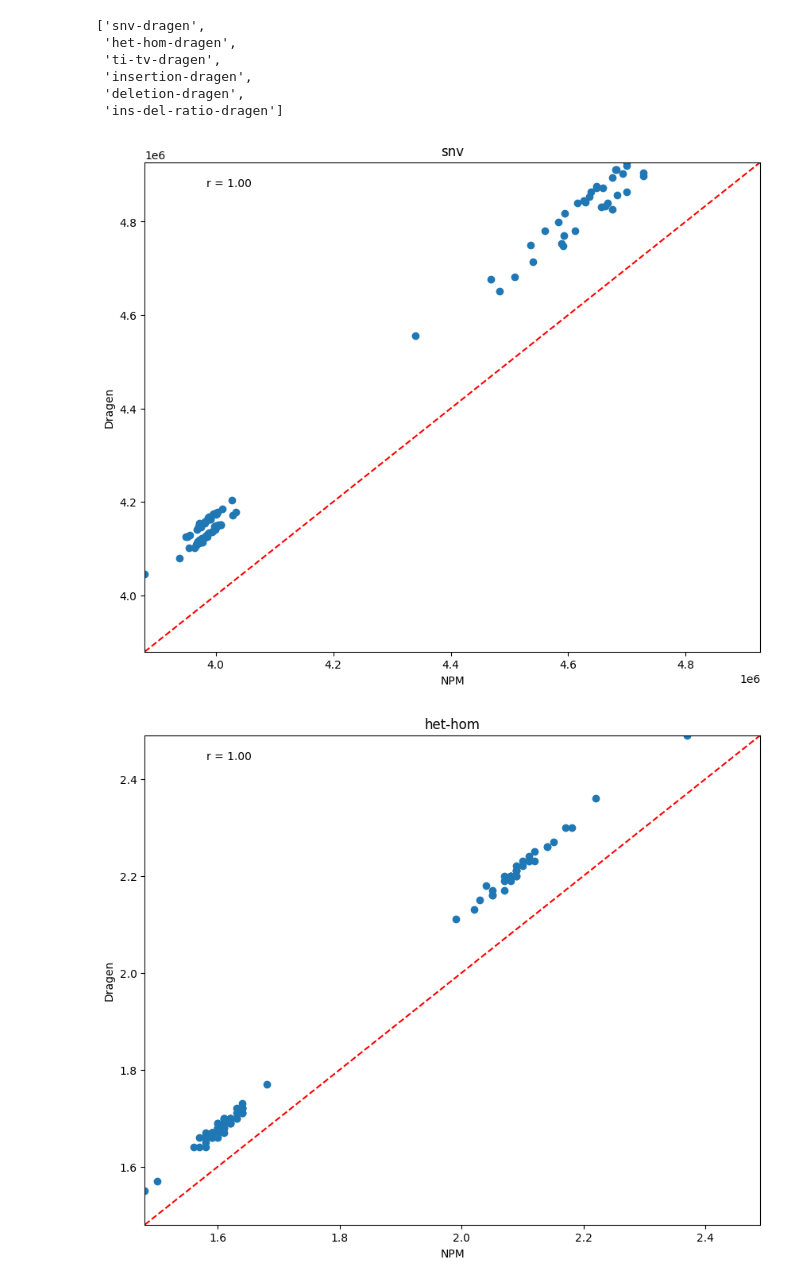
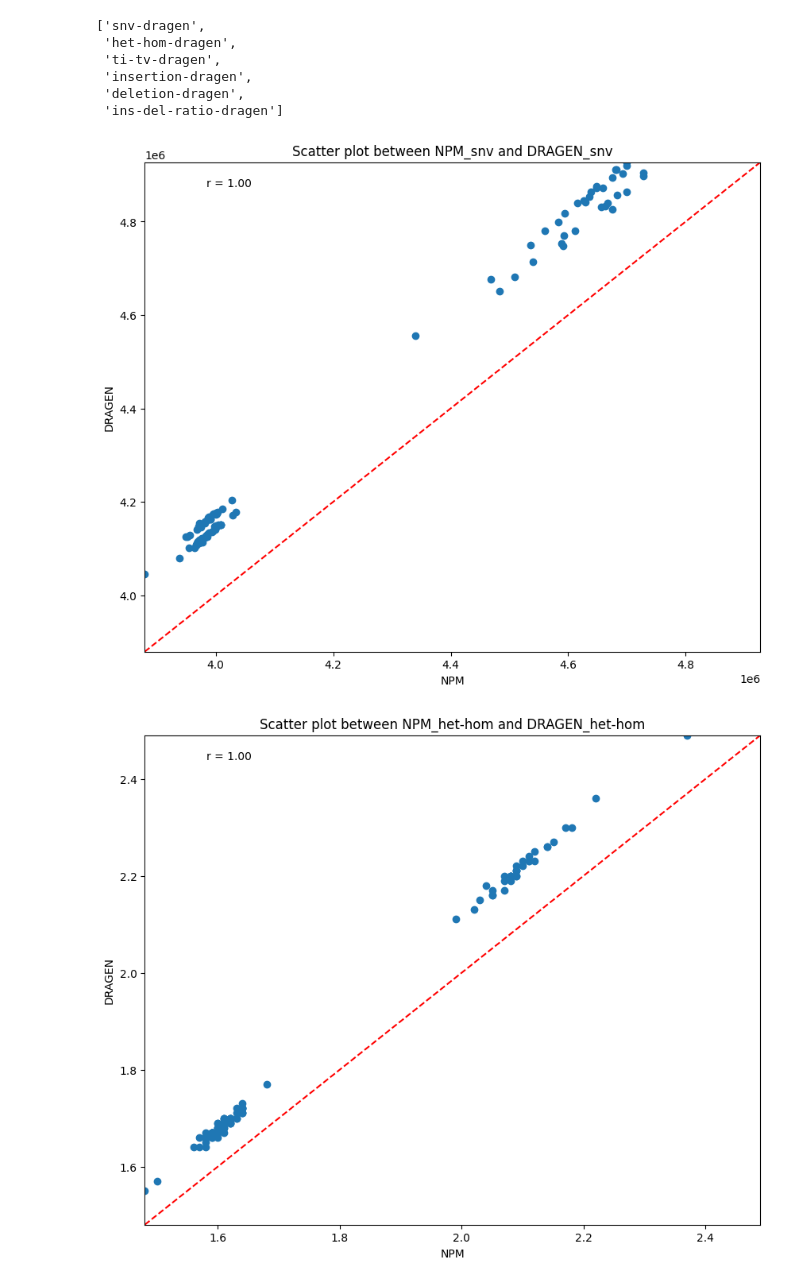
Before and after one commit to ga4gh/quality-control-wgs, a Jupyter notebook: benchmark_resources/stats/Metrics_correlation.ipynb, the cells around one changed output. Drawn from its saved outputs; the diff is of its cells as text; code cells hidden in the pictures.

Commit message:
update correlation_plot code

```diff
--- a/benchmark_resources/stats/Metrics_correlation.ipynb
+++ b/benchmark_resources/stats/Metrics_correlation.ipynb
@@ -146,34 +146,35 @@ for i in range(len(xcols)):
     x_max = npm_col[xcols[i]].max()
 
     # y_min = df['ins-del-ratio-dragen'].min()
     # y_max = df['ins-del-ratio-dragen'].max()
     y_min = dragen_col[ycols[i]].min()
     y_max = dragen_col[ycols[i]].max()
 
     # lineStart = min(x_min,y_min)
     # lineEnd = max(x_max,y_max)
     lineStart = min(x_min,y_min)
     lineEnd = max(x_max,y_max)
 
 
     plt.xlabel('NPM')
-    plt.ylabel('Dragen')
+    plt.ylabel('DRAGEN')
     # plt.title('Count_SNVs')
     # plt.title(xcols[title])
     # title=title+1
-    plt.title(xcols[i])
+    plt.title(f'Scatter plot between NPM_{xcols[i]} and DRAGEN_{xcols[i]}')
+    # plt.title(xcols[i])
 
     plt.rcParams.update({'figure.figsize':(10,8), 'figure.dpi':100})
     r, p = stats.pearsonr(npm_col[xcols[i]], dragen_col[ycols[i]])
     plt.plot([lineStart, lineEnd], [lineStart, lineEnd], color = 'r', linestyle = 'dashed')
     plt.xlim(lineStart, lineEnd)
     plt.ylim(lineStart, lineEnd)
     plt.annotate('r = {:.2f}'.format(r), xy=(0.1, 0.95), xycoords='axes fraction')
     plt.show()
 
 
 
 # plt.legend(bbox_to_anchor=(1.025,1), loc='upper left', borderaxespad=0.)
 # %% [output]
-[figure, old version]
+[figure, new version]
-[figure, old version]
+[figure, new version]
```
Also changed, not shown: parts of 1 cell of this notebook.
